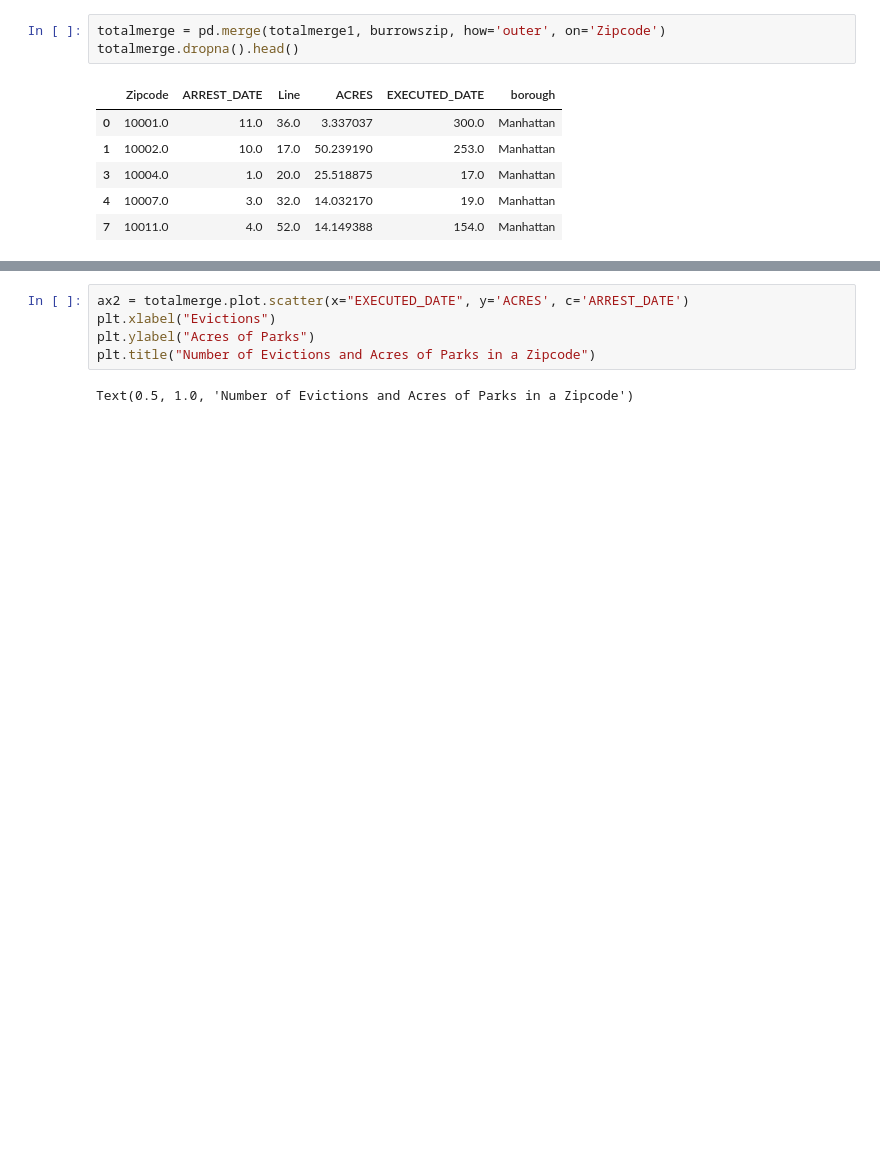
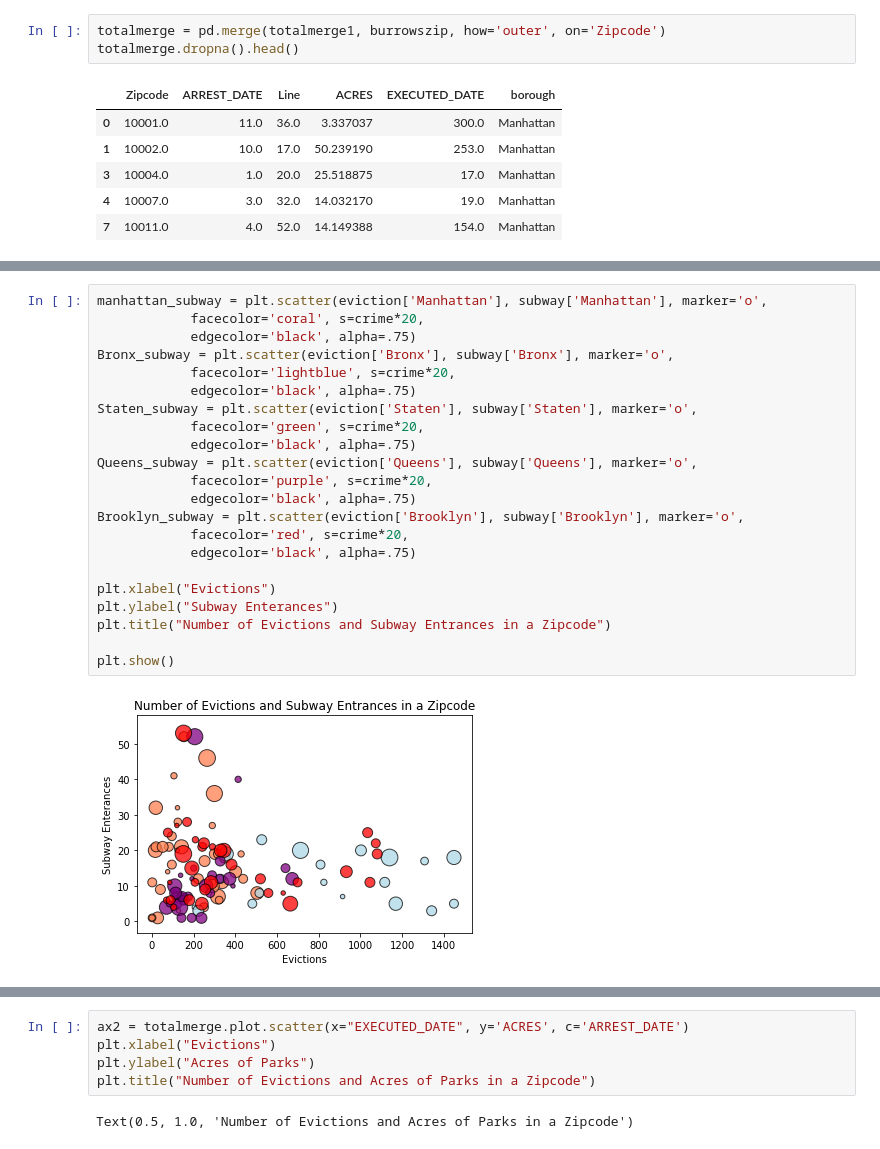
Before and after one commit to smaups/Project_1, a Jupyter notebook: Graphs.ipynb, the cells around one changed output, grey strips where cells are left out. Drawn from its saved outputs; the diff is of its cells as text; blank space fills up the shorter version.

```diff
--- a/Graphs.ipynb
+++ b/Graphs.ipynb
@@ -109 +142,25 @@ TypeError: 'DataFrame' object is not callable
+# %%
+manhattan_subway = plt.scatter(eviction['Manhattan'], subway['Manhattan'], marker='o',
+            facecolor='coral', s=crime*20,
+            edgecolor='black', alpha=.75)
+Bronx_subway = plt.scatter(eviction['Bronx'], subway['Bronx'], marker='o',
+            facecolor='lightblue', s=crime*20,
+            edgecolor='black', alpha=.75)
+Staten_subway = plt.scatter(eviction['Staten'], subway['Staten'], marker='o',
+            facecolor='green', s=crime*20,
+            edgecolor='black', alpha=.75)
+Queens_subway = plt.scatter(eviction['Queens'], subway['Queens'], marker='o',
+            facecolor='purple', s=crime*20,
+            edgecolor='black', alpha=.75)
+Brooklyn_subway = plt.scatter(eviction['Brooklyn'], subway['Brooklyn'], marker='o',
+            facecolor='red', s=crime*20,
+            edgecolor='black', alpha=.75)
+
+plt.xlabel("Evictions")
+plt.ylabel("Subway Enterances")
+plt.title("Number of Evictions and Subway Entrances in a Zipcode")
+
+plt.show()
+# %% [output]
+[figure, added]
 # %%
```
Also changed, not shown: parts of 13 cells of this notebook.
